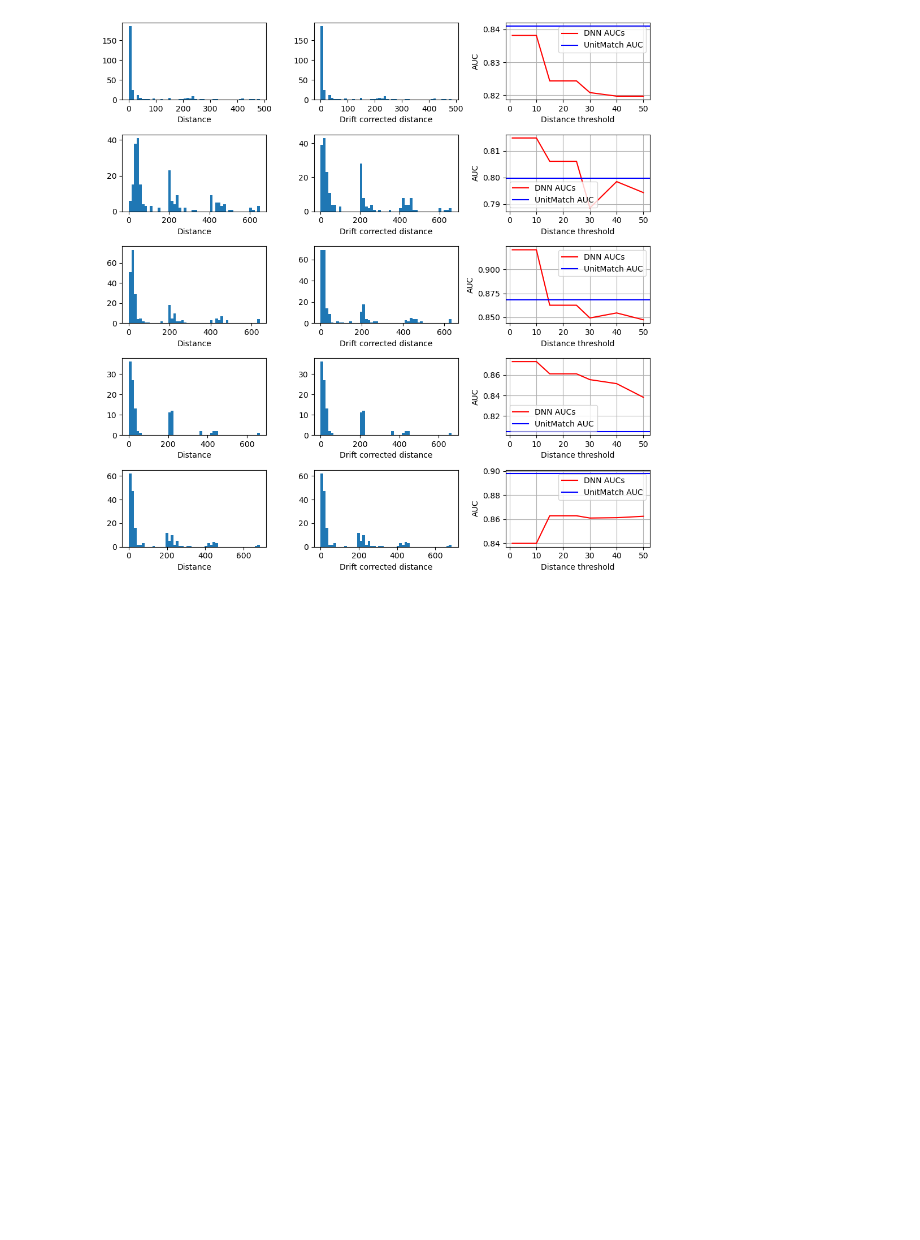
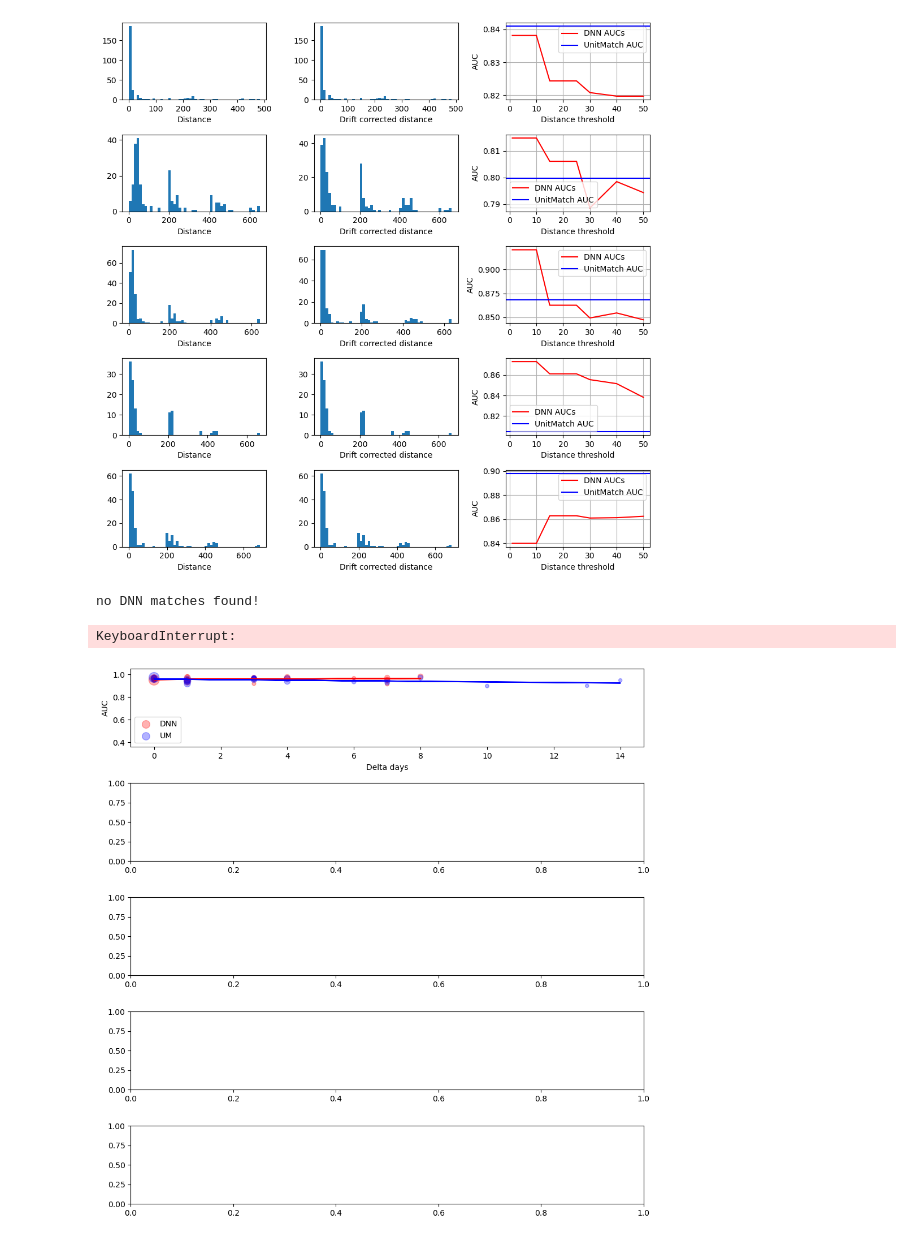
Before and after one commit to suyash144/DeepMatch, a Jupyter notebook: testing/plotter.ipynb, the cells around one changed output. Saved outputs shown, nothing was run; the diff lists cells and outputs as text; code cells hidden in the pictures; blank space fills up the shorter version.

Commit message:
tested split unit removal and generating new visuals with all changes

```diff
--- a/testing/plotter.ipynb
+++ b/testing/plotter.ipynb
@@ -28,7 +28,7 @@ thresh = thresh - diff
 diff_um = np.median(within[um_metric])- np.median(across[um_metric])
 thresh_um = thresh_um - diff_um
 
-matches_across = across.loc[mt[dnn_metric]>=thresh, ["ISICorr", "RecSes1", "RecSes2", "ID1", "ID2"]]
+matches_across = across.loc[mt[dnn_metric]>=thresh, ["ISICorr", "RecSes1", "RecSes2", "ID1", "ID2", "DNNSim"]]
 non_matches = within.loc[(mt["ID1"]!=mt["ID2"]), ["ISICorr"]]
 same_within = within.loc[(mt["ID1"]==mt["ID2"]), ["ISICorr"]]
 
@@ -46,8 +46,6 @@ for recses, exp_id in exp_ids.items():
 corrections = get_corrections(matches_across, positions)
 # %%
 matches = matches_across
-# %%
-mt_path = os.path.join(test_data_root, "AL036", "19011116882", "3", "new_matchtable.csv")
 # %%
 sessions = set(matches["RecSes1"].unique())
 sessions = list(sessions.union(set(matches["RecSes2"].unique())))
@@ -90,0 +142,49 @@ plt.show()
+# %%
+mt_paths = []
+
+mt_paths.append(os.path.join(test_data_root, "AL031", "19011116684", "1", "new_matchtable.csv"))
+mt_paths.append(os.path.join(test_data_root, "AL032", "19011111882", "2", "new_matchtable.csv"))
+mt_paths.append(os.path.join(test_data_root, "AL036", "19011116882", "3", "new_matchtable.csv"))
+mt_paths.append(os.path.join(test_data_root, "AV008", "Probe0", "IMRO_9", "new_matchtable.csv"))
+mt_paths.append(os.path.join(test_data_root, "CB017", "19011110803", "2", "new_matchtable.csv"))
+fig, axs = plt.subplots(nrows=5, ncols=1, figsize = (10,10))
+i=0
+for mt_path in tqdm(mt_paths):
+    mt = pd.read_csv(mt_path)
+    sessions = set(mt["RecSes1"].unique())
+    dnn_auc, um_auc, delta_days_d, delta_days_u, numbers_d, numbers_u = [], [], [], [], [], []
+    exp_ids,_ = mtpath_to_expids(mt_path, mt)
+    for r1 in sessions:
+        for r2 in sessions:
+            if r1>=r2:
+                continue
+            dnn, um, n_dnn, n_um = auc_one_pair(mt, r1, r2, mt_path=mt_path, dist_thresh=20)
+            date1 = exp_id_to_date(exp_ids[r1])
+            date2 = exp_id_to_date(exp_ids[r2])
+            if dnn is not None:
+                dnn_auc.append(dnn)
+                delta_days_d.append((date2-date1).days)
+                numbers_d.append(n_dnn)
+            if um is not None:
+                um_auc.append(um)
+                delta_days_u.append((date2-date1).days)
+                numbers_u.append(n_um)
+    axs[i].scatter(delta_days_d, dnn_auc, c="r", label="DNN", s=numbers_d, alpha=0.3)
+    axs[i].scatter(delta_days_u, um_auc, c="b", label="UM", s=numbers_u, alpha=0.3)
+    axs[i].set(xlabel="Delta days", ylabel="AUC", ylim=(0.36,1.05))
+    axs[i].legend()
+    model1 = LinearRegression()
+    model1.fit(np.array(delta_days_d).reshape(-1,1), dnn_auc, sample_weight=numbers_d)
+    line1 = model1.predict(np.array(delta_days_d).reshape(-1,1))
+    model2 = LinearRegression()
+    model2.fit(np.array(delta_days_u).reshape(-1,1), um_auc, sample_weight=numbers_u)
+    line2 = model2.predict(np.array(delta_days_u).reshape(-1,1))
+    axs[i].plot(delta_days_d, line1, label="DNN", color="r")
+    axs[i].plot(delta_days_u, line2, label="UM", color="b")
+    fig.tight_layout()
+    i+=1
+plt.show()
+# %% [output]
+no DNN matches found!
+KeyboardInterrupt:
+[figure, added]
```
Also changed, not shown: parts of 1 cell of this notebook, 1 other file.
